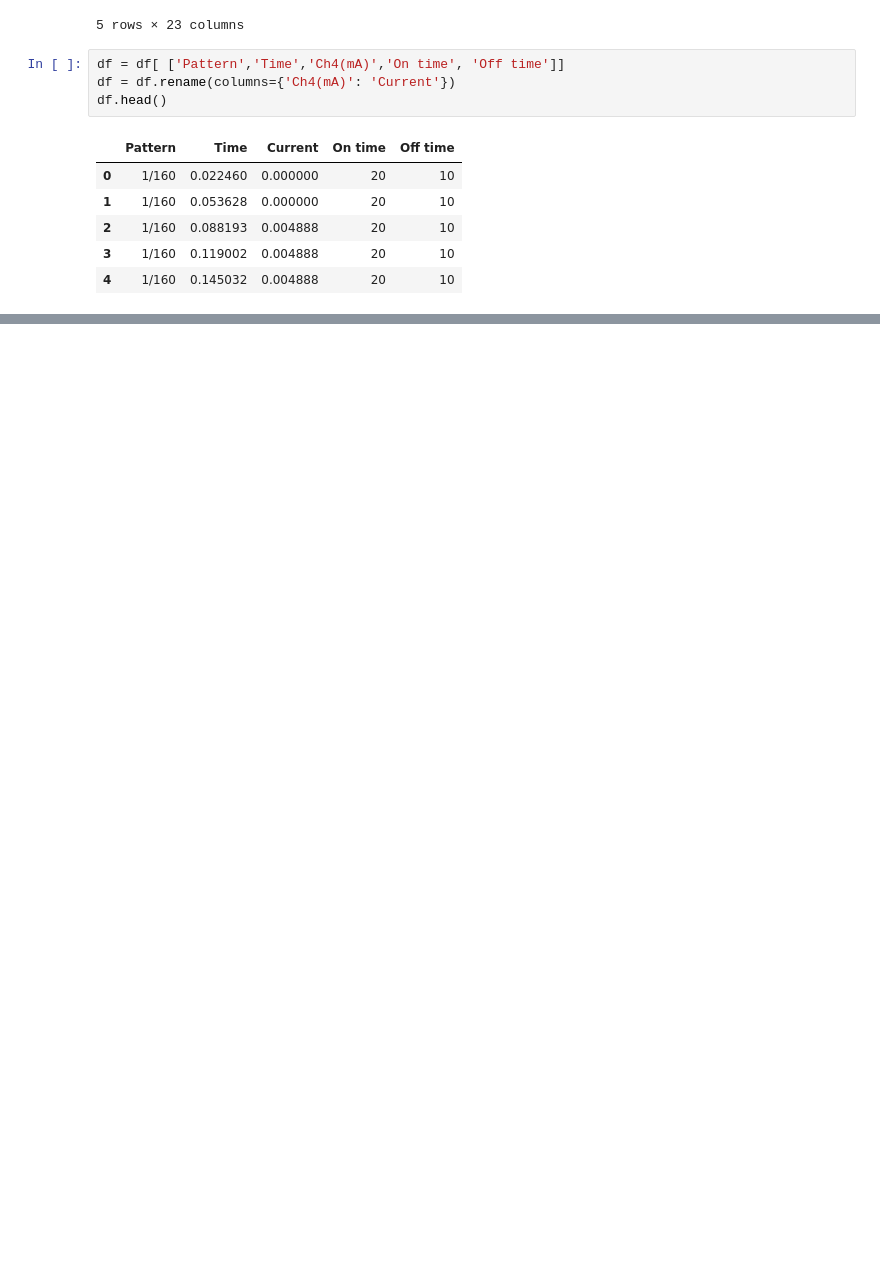
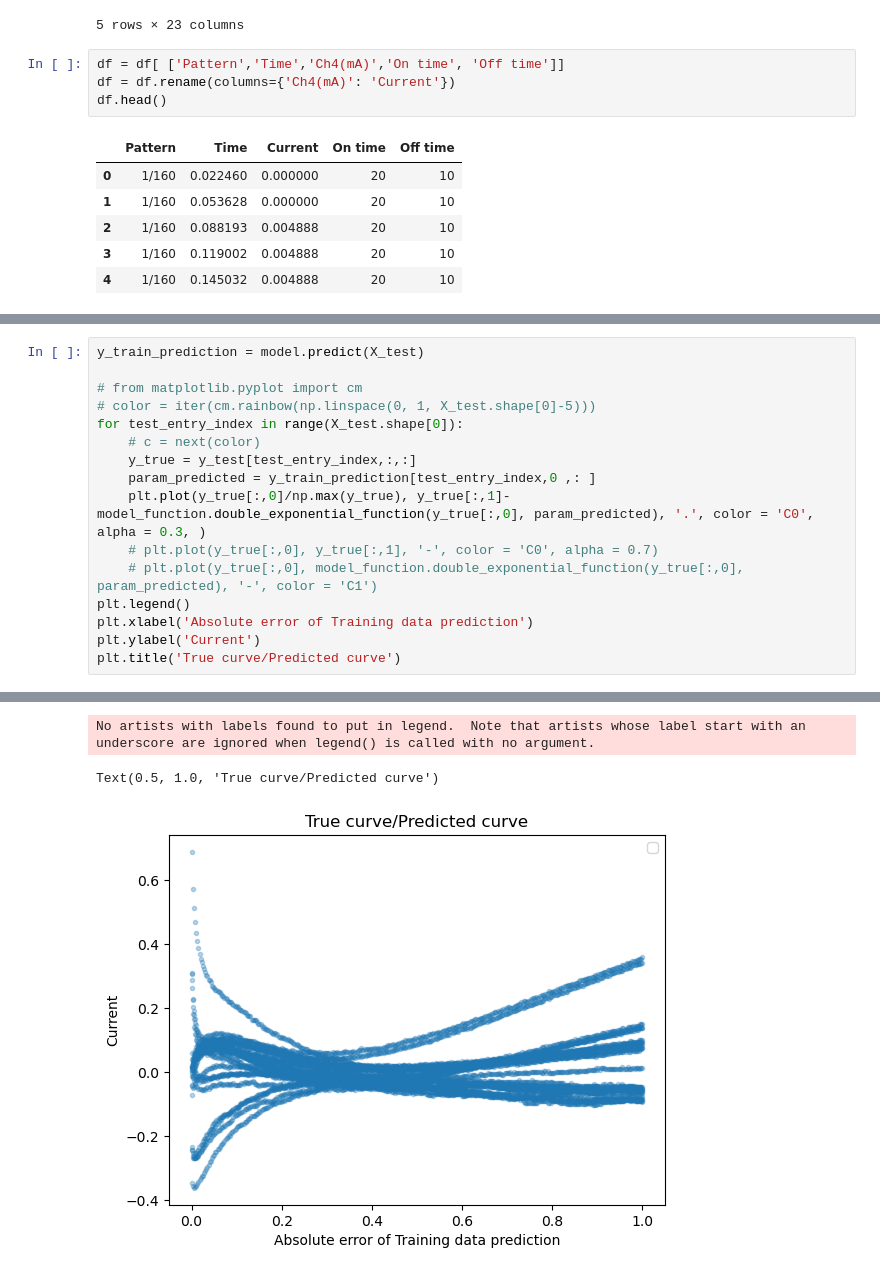
Before and after one commit to Quanta-Dan/Machine_Learning, a Jupyter notebook: keras_neural.ipynb, the cells around one changed output, grey strips where cells are left out. Drawn from its saved outputs; the diff is of its cells as text; blank space fills up the shorter version.

```diff
--- a/keras_neural.ipynb
+++ b/keras_neural.ipynb
@@ -233,0 +255,17 @@ Text(0.5, 1.0, 'Real curve vs Predicted curve')
+# %%
+y_train_prediction = model.predict(X_test)
+
+# from matplotlib.pyplot import cm
+# color = iter(cm.rainbow(np.linspace(0, 1, X_test.shape[0]-5)))
+for test_entry_index in range(X_test.shape[0]):
+    # c = next(color)
+    y_true = y_test[test_entry_index,:,:]
+    param_predicted = y_train_prediction[test_entry_index,0 ,: ]
+    plt.plot(y_true[:,0]/np.max(y_true), y_true[:,1]- model_function.double_exponential_function(y_true[:,0], param_predicted), '.', color = 'C0', alpha = 0.3, )
+    # plt.plot(y_true[:,0], y_true[:,1], '-', color = 'C0', alpha = 0.7)
+    # plt.plot(y_true[:,0], model_function.double_exponential_function(y_true[:,0], param_predicted), '-', color = 'C1')
+plt.legend()
+plt.xlabel('Absolute error of Training data prediction')
+plt.ylabel('Current')
+plt.title('True curve/Predicted curve')
+# %% [output]
@@ -233,0 +273,3 @@ Text(0.5, 1.0, 'Real curve vs Predicted curve')
+No artists with labels found to put in legend.  Note that artists whose label start with an underscore are ignored when legend() is called with no argument.
+Text(0.5, 1.0, 'True curve/Predicted curve')
+[figure, added]
```
Also changed, not shown: parts of 14 cells of this notebook.
